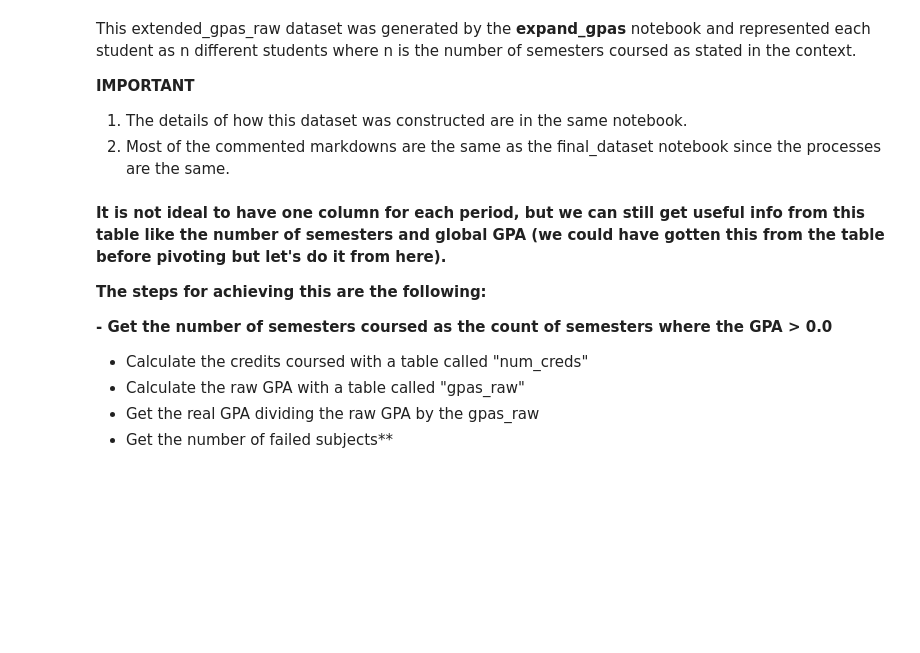
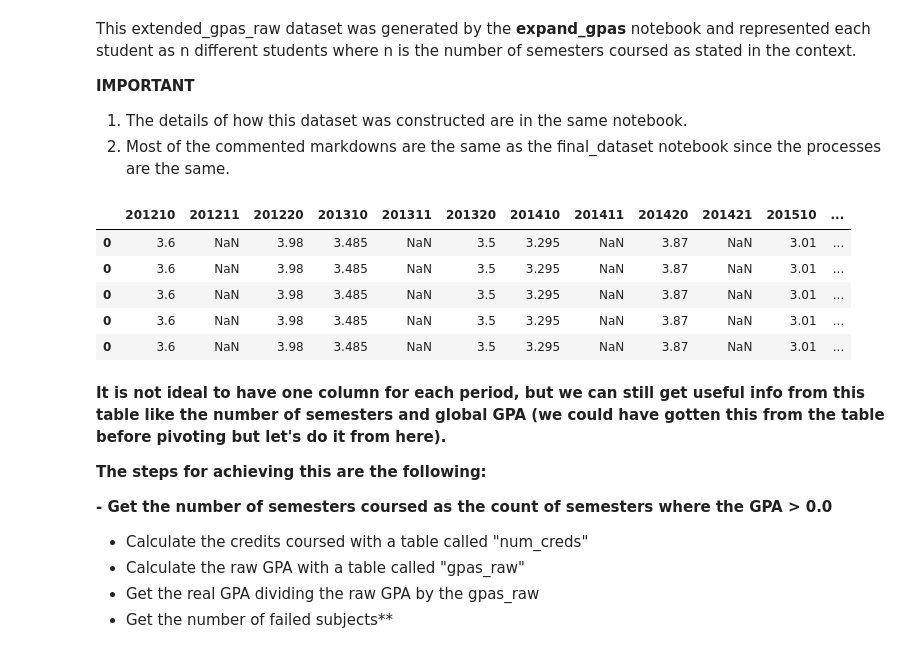
Before and after one commit to DS4A-COL21-G56/DS4A_G56, a Jupyter notebook: notebooks/data_processing/extended_dataset.ipynb, the cells around one changed output. Drawn from its saved outputs; the diff is of its cells as text; code cells hidden in the pictures; blank space fills up the shorter version.

```diff
--- a/notebooks/data_processing/extended_dataset.ipynb
+++ b/notebooks/data_processing/extended_dataset.ipynb
@@ -189,6 +206,14 @@ This extended_gpas_raw dataset was generated by the **expand_gpas** notebook and
 # %%
 extended_gpas_raw = pd.read_csv('../../data/processed/extended_gpas_raw.xlsx', index_col = 0)
 extended_gpas_raw = extended_gpas_raw.dropna(subset = ['currrent_semester'])
+extended_gpas_raw.head()
+# %% [output]
+|  | 201210 | 201211 | 201220 | 201310 | 201311 | 201320 | 201410 | 201411 | 201420 | 201421 | 201510 | ... |
+| 0 | 3.6 | NaN | 3.98 | 3.485 | NaN | 3.5 | 3.295 | NaN | 3.87 | NaN | 3.01 | ... |
+| 0 | 3.6 | NaN | 3.98 | 3.485 | NaN | 3.5 | 3.295 | NaN | 3.87 | NaN | 3.01 | ... |
+| 0 | 3.6 | NaN | 3.98 | 3.485 | NaN | 3.5 | 3.295 | NaN | 3.87 | NaN | 3.01 | ... |
+| 0 | 3.6 | NaN | 3.98 | 3.485 | NaN | 3.5 | 3.295 | NaN | 3.87 | NaN | 3.01 | ... |
+| 0 | 3.6 | NaN | 3.98 | 3.485 | NaN | 3.5 | 3.295 | NaN | 3.87 | NaN | 3.01 | ... |
 # %% [markdown]
 **It is not ideal to have one column for each period, but we can still get useful info from this table like the number of semesters and global GPA (we could have gotten this from the table before pivoting but let's do it from here).**
 
```
Also changed, not shown: parts of 36 cells of this notebook, 1 other file.
